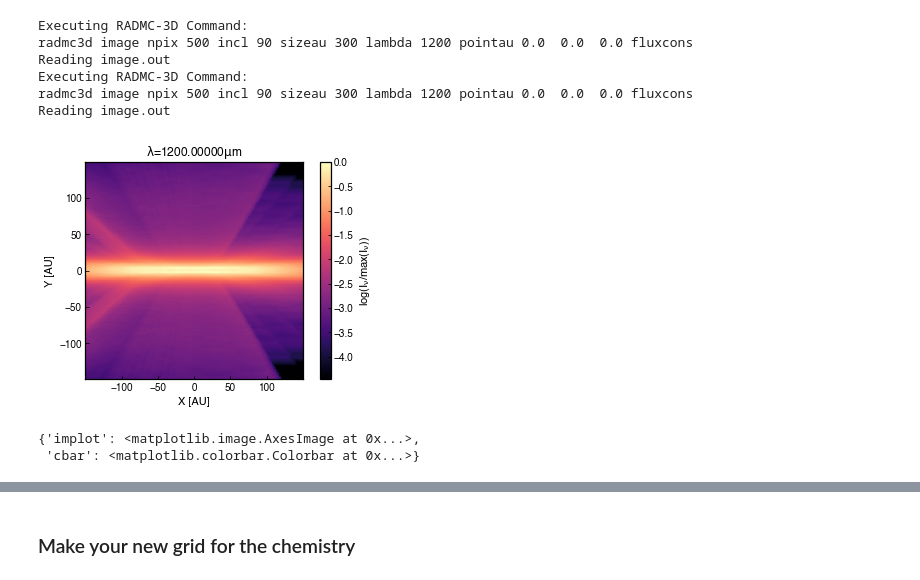
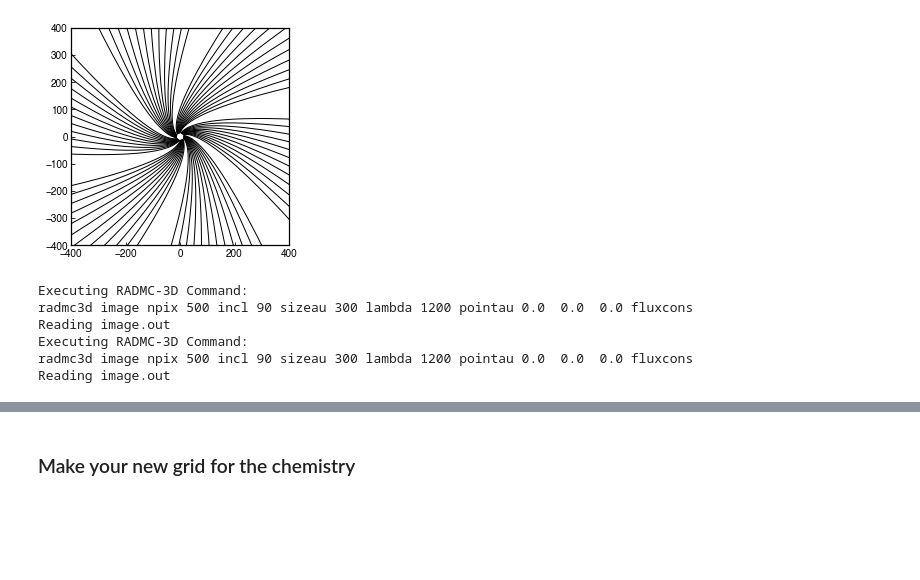
Before and after one commit to uconn-origins/wedgeford, a Jupyter notebook: test_functions.ipynb, the cells around one changed output, grey strips where cells are left out. Drawn from its saved outputs; the diff is of its cells as text; code cells hidden in the pictures; blank space fills up the shorter version.

```diff
--- a/test_functions.ipynb
+++ b/test_functions.ipynb
@@ -92,3 +92,7 @@ Reading dust_temperature.dat
+# %%
+plot_streams_polar(m0)
+# %% [output]
+[figure, added]
 # %%
 o1 = observe(m0,incl=90,wav=1200,dpc=140,npix=500,sizeau=300,beam_au=[30,20],fwhm=[None,None])
 # %% [output]
@@ -98,9 +102,3 @@ Reading image.out
 Executing RADMC-3D Command:
 radmc3d image npix 500 incl 90 sizeau 300 lambda 1200 pointau 0.0  0.0  0.0 fluxcons
 Reading image.out
-# %%
-rpy.image.plotImage(o1.i_bo,log=True,au=True,dpc=o1.dpc, cmap='magma')
-# %% [output]
-[figure, removed]
-{'implot': <matplotlib.image.AxesImage at 0x...>,
- 'cbar': <matplotlib.colorbar.Colorbar at 0x...>}
```
Also changed, not shown: parts of 17 cells of this notebook, 12 other files.
